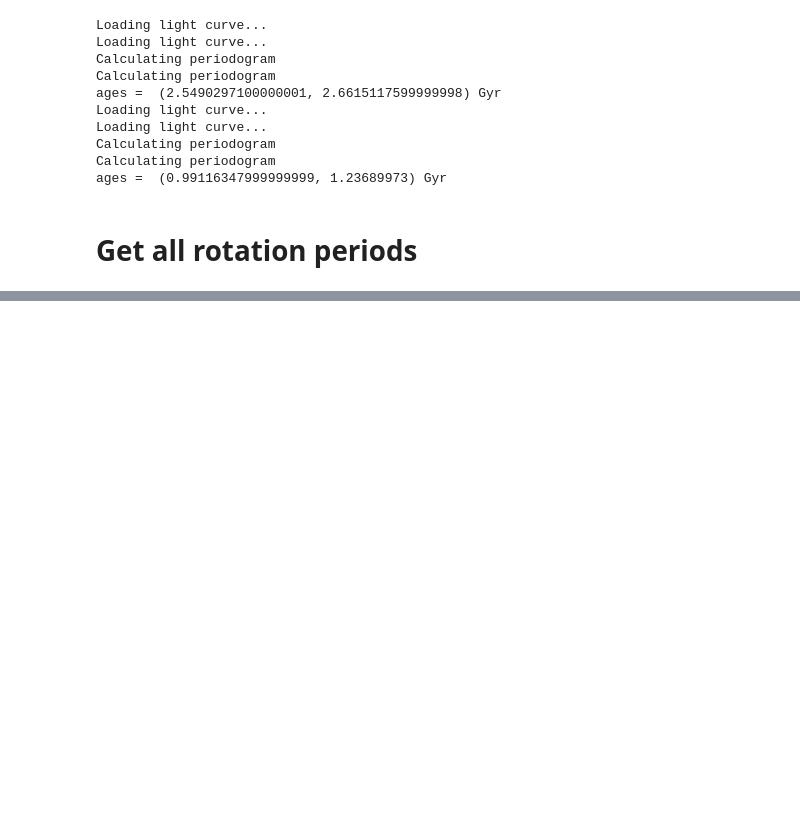
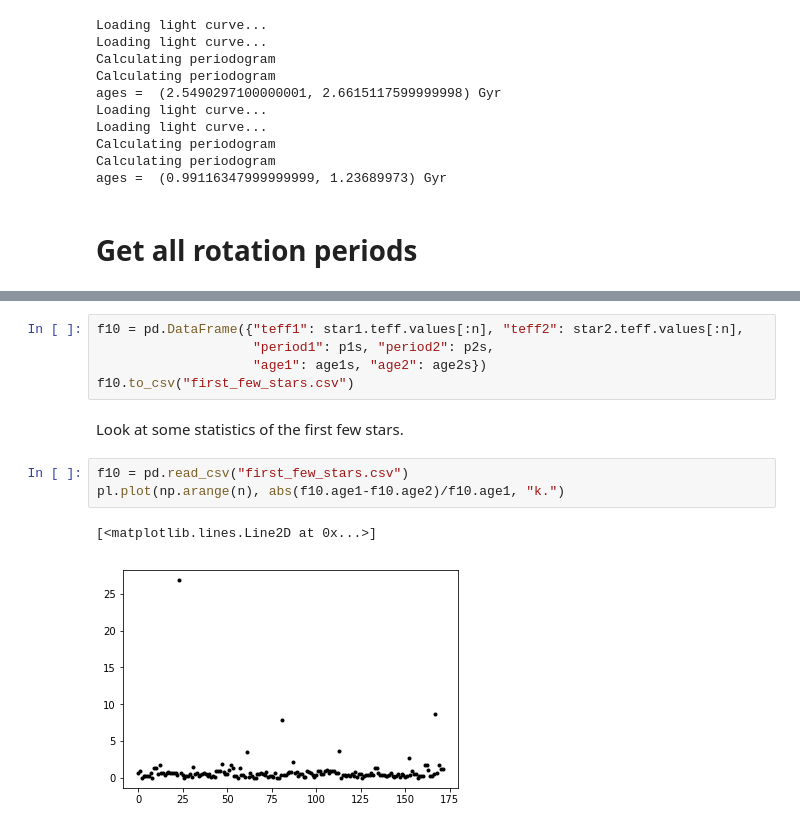
Before and after one commit to RuthAngus/teacups, a Jupyter notebook: teacups/Wide-binaries.ipynb, the cells around one changed output, grey strips where cells are left out. Cells and saved outputs as stored; diff of their text form; blank space fills up the shorter version.

```diff
--- a/teacups/Wide-binaries.ipynb
+++ b/teacups/Wide-binaries.ipynb
@@ -222,0 +249,13 @@ pl.xlim(0, 10)
+# %%
+f10 = pd.DataFrame({"teff1": star1.teff.values[:n], "teff2": star2.teff.values[:n],
+                    "period1": p1s, "period2": p2s,
+                    "age1": age1s, "age2": age2s})
+f10.to_csv("first_few_stars.csv")
+# %% [markdown]
+Look at some statistics of the first few stars.
+# %%
+f10 = pd.read_csv("first_few_stars.csv")
+pl.plot(np.arange(n), abs(f10.age1-f10.age2)/f10.age1, "k.")
+# %% [output]
+[<matplotlib.lines.Line2D at 0x...>]
+[figure, added]
```
Also changed, not shown: parts of 10 cells of this notebook.
